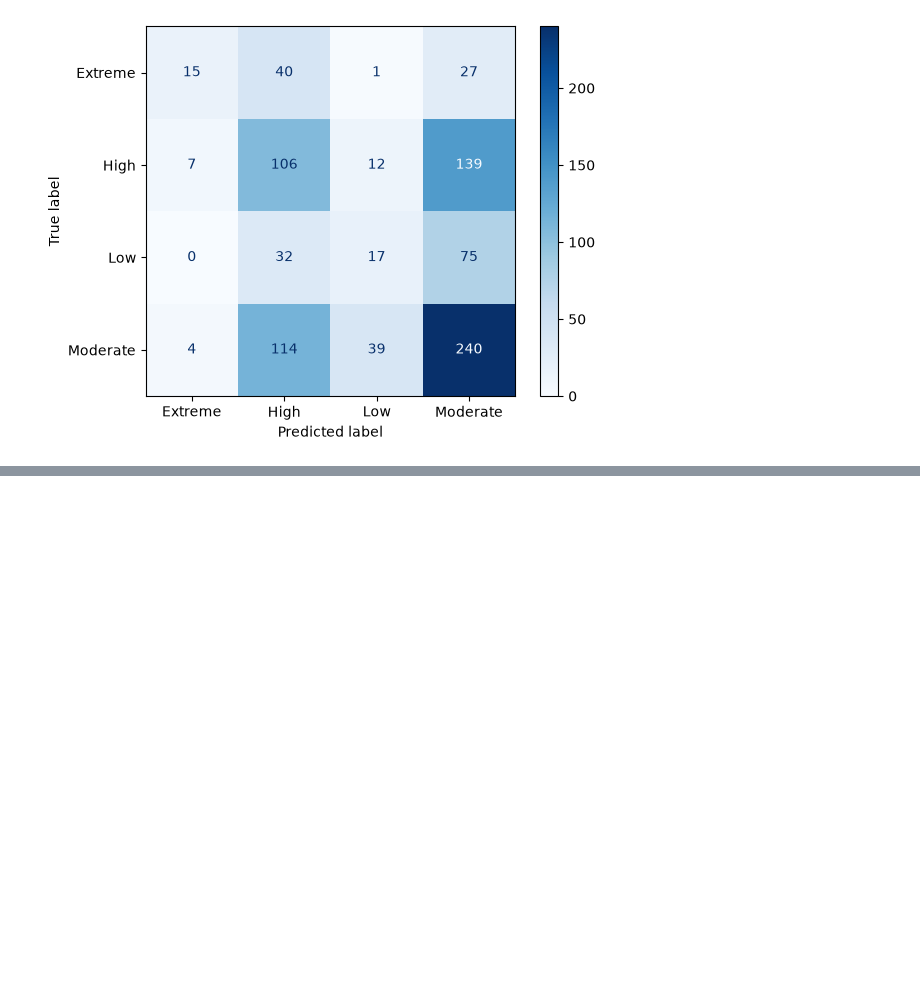
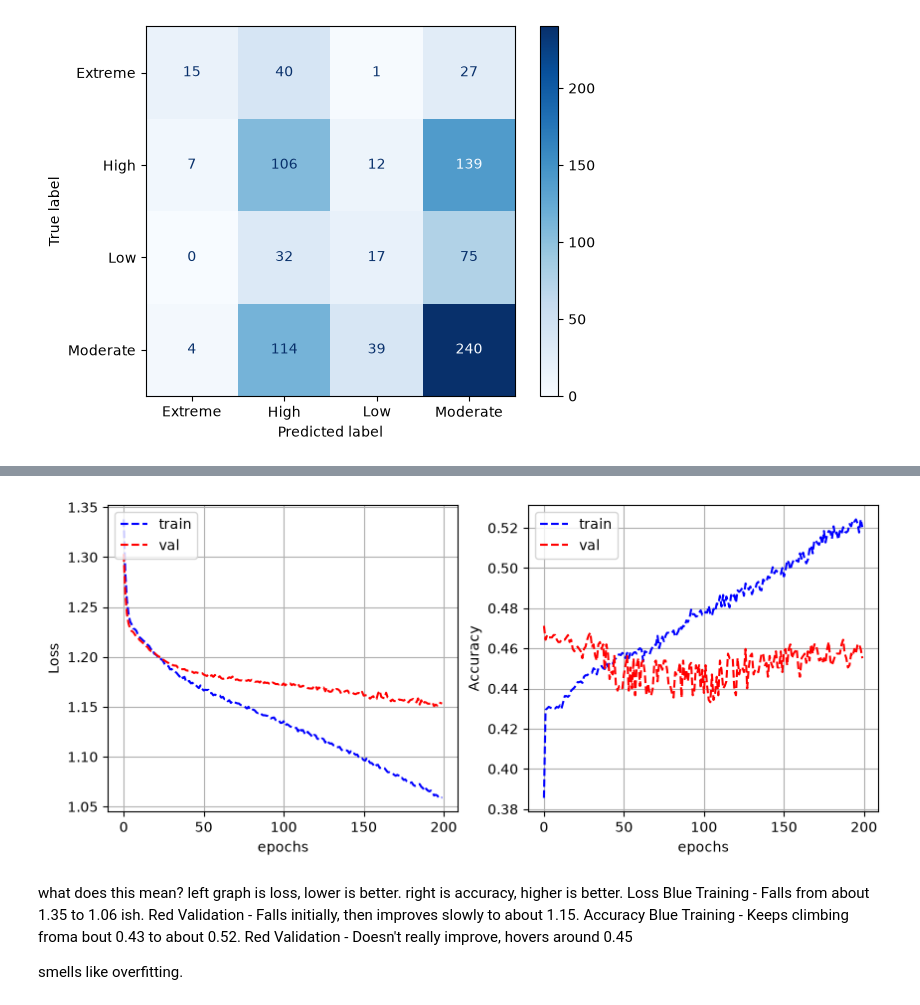
Before and after one commit to squeeble1471/ML02, a Jupyter notebook: ass02.ipynb, the cells around one changed output, grey strips where cells are left out. Cells and saved outputs as stored; diff of their text form; code cells hidden in the pictures; blank space fills up the shorter version.

```diff
--- a/ass02.ipynb
+++ b/ass02.ipynb
@@ -658,0 +707,11 @@ plt.show()
+# %%
+
+
+nn_train_X = torch.FloatTensor(train_X)
+nn_train_y = torch.LongTensor(nn_train_y)
+
+nn_val_X = torch.FloatTensor(val_X)
+nn_val_y = torch.LongTensor(nn_val_y)
+
+nn_test_X = torch.FloatTensor(test_X)
+nn_test_y = torch.LongTensor(nn_test_y)
@@ -658,0 +827,42 @@ plt.show()
+# %%
+import matplotlib.pyplot as plt
+def plot_learning_curve(train_loss, val_loss, train_metric, val_metric, metric_name='Accuracy'):
+    plt.figure(figsize=(10,4))
+
+    plt.subplot(1,2,1)
+    plt.plot(train_loss, 'b--')
+    plt.plot(val_loss, 'r--')
+    plt.xlabel("epochs")
+    plt.ylabel("Loss")
+    plt.legend(['train', 'val'], loc='upper left')
+    plt.grid()
+
+    plt.subplot(1,2,2)
+    plt.plot(train_metric, 'b--')
+    plt.plot(val_metric, 'r--')
+    plt.xlabel("epochs")
+    plt.ylabel(metric_name)
+    plt.legend(['train', 'val'], loc='upper left')
+    plt.grid()
+
+    plt.show()
+# %%
+plot_learning_curve(
+    history['loss'],
+    history['val_loss'],
+    history['categorical_accuracy'],
+    history['val_categorical_accuracy'],
+    metric_name='Accuracy'
+)
+# %% [output]
+[figure, added]
+# %% [markdown]
+what does this mean? left graph is loss, lower is better. right is accuracy, higher is better.
+Loss
+Blue Training - Falls from about 1.35 to 1.06 ish.
+Red Validation - Falls initially, then improves slowly to about 1.15.
+Accuracy
+Blue Training - Keeps climbing froma bout 0.43 to about 0.52.
+Red Validation - Doesn't really improve, hovers around 0.45
+
+smells like overfitting.
```
Also changed, not shown: parts of 29 cells of this notebook, 1 other file.
